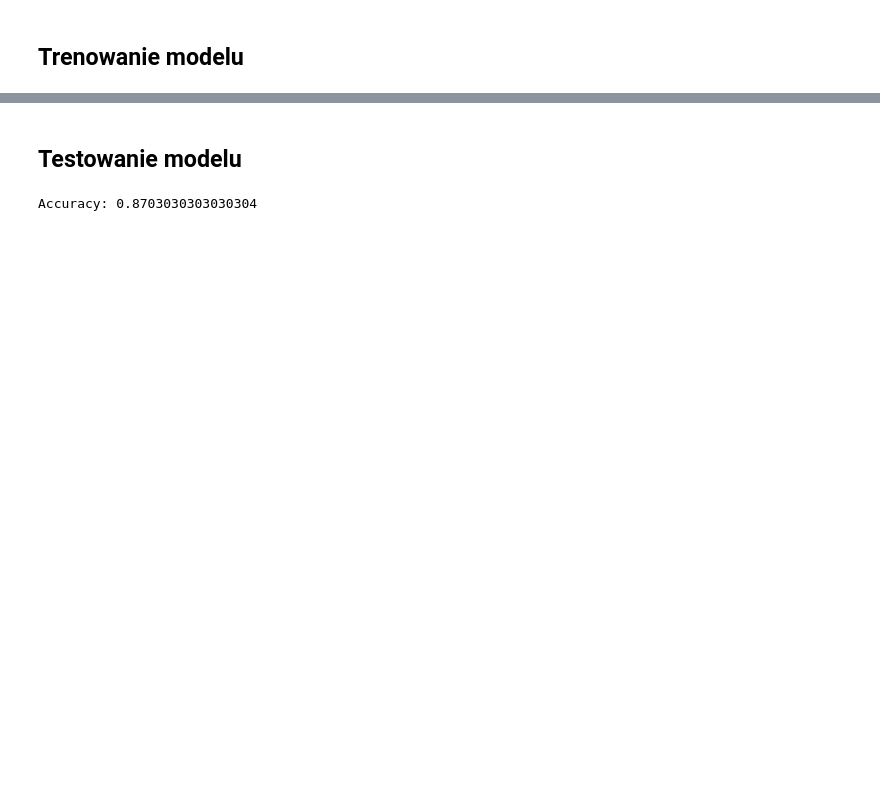
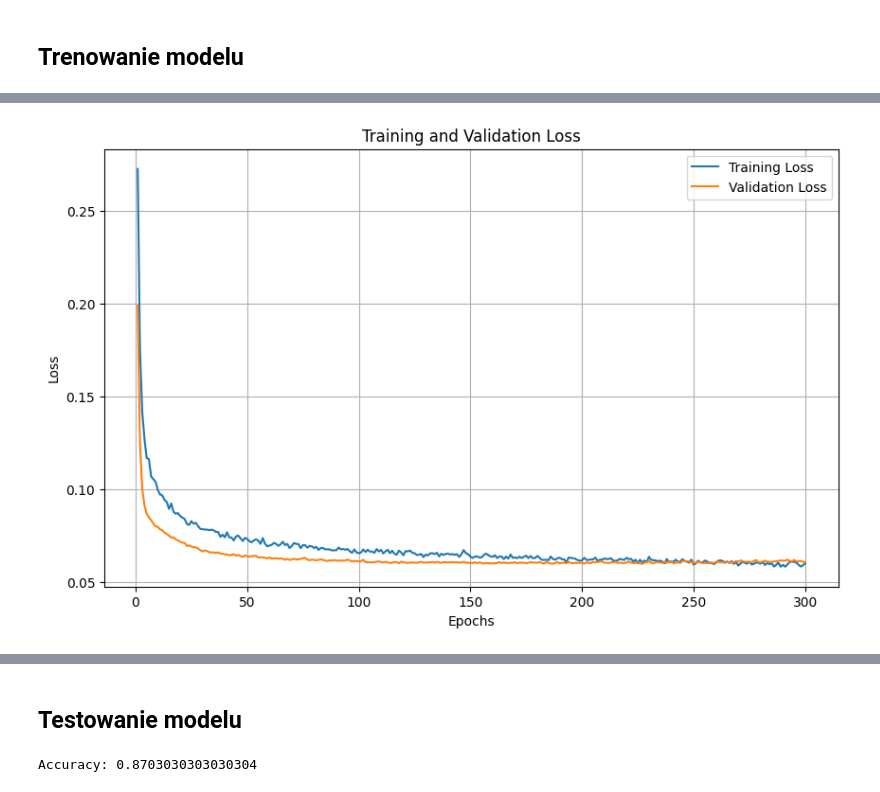
Before and after one commit to kam45x/SSNE_25L, a Jupyter notebook: house_price.ipynb, the cells around one changed output, grey strips where cells are left out. Cells and saved outputs as stored; diff of their text form; code cells hidden in the pictures; blank space fills up the shorter version.

```diff
--- a/house_price.ipynb
+++ b/house_price.ipynb
@@ -18,3 +18,7 @@ min         0.000000
 75%        16.000000
 max        27.000000
 Name: N_elevators, dtype: float64
+# %%
+categorical_columns = ["SubwayStation"]
+categorical_values = pd.get_dummies(house_data[categorical_columns])
+categorical_values.head()
@@ -21,5 +32,5 @@ Name: N_elevators, dtype: float64
 # %%
-house_data = house_data.drop(columns=[])
+house_data.drop(columns=categorical_columns, inplace=True)
 house_data.HeatingType = (house_data.HeatingType == "individual_heating").astype(int)
 house_data.AptManageType = (house_data.AptManageType == "management_in_trust").astype(int)
 
@@ -30,6 +41,8 @@ house_data = pd.get_dummies(house_data, columns=categorical_columns)
 house_data['SalePrice'] = pd.cut(house_data['SalePrice'], bins=[0, 100000, 350000, 1000000], labels=[0, 1, 2])
 house_data = pd.get_dummies(house_data, columns=['SalePrice'])
 
+
+
 # -> int
 house_data = house_data.astype(int)
 
@@ -149,7 +200,7 @@ class HouseNet(nn.Module):
 # %%
 # Prepare model
-device = torch.device("cpu")
-model = HouseNet()
+device = torch.device("cuda")
+model = HouseNet(input_dim=train_x.shape[1], cat_dim=categorical_data.shape[1])
 model.to(device)
 # %% [output]
 HouseNet(
@@ -163,9 +225,9 @@ HouseNet(
 )
 # %%
-optimizer = torch.optim.Adam(model.parameters(), lr=0.001)
+optimizer = torch.optim.Adam(model.parameters(), lr=0.0003)
 loss_module = nn.MSELoss()
 
-train_data_loader = data.DataLoader(train_dataset, batch_size=128, shuffle=True)
+train_data_loader = torch.utils.data.DataLoader(train_dataset, batch_size=128, shuffle=True)
 test_data_loader = data.DataLoader(
     test_dataset, batch_size=len(test_dataset), shuffle=True, drop_last=False
 )
@@ -221,0 +236,79 @@ Epoch: 200, loss: 0.0378
+# %%
+import matplotlib.pyplot as plt
+from tqdm.notebook import tqdm
+
+
+train_losses = []
+val_losses = []
+
+for epoch in tqdm(range(300)):
+    model.train()
+    total_loss = 0
+    batches = 0
+
+    for x, cat_x, labels in train_data_loader:
+        x = x.to(device)
+        cat_x = cat_x.to(device)
+        labels = labels.to(device)
+
+        optimizer.zero_grad()
+
+        out = model(x, cat_x)
+
+        loss = loss_module(out, labels)
+
+        loss.backward()
+        optimizer.step()
+
+        total_loss += loss.item()
+        batches += 1
+
+    avg_loss = total_loss / batches
+    train_losses.append(avg_loss)
+
+    model.eval()
+    val_loss = 0
+    val_batches = 0
+
+    with torch.no_grad():
+        for x, cat_x, labels in test_data_loader:
+            x = x.to(device)
+            cat_x = cat_x.to(device)
+            labels = labels.to(device)
+
+            out = model(x, cat_x)
+            loss = loss_module(out, labels)
+
+            val_loss += loss.item()
+            val_batches += 1
+
+    avg_val_loss = val_loss / val_batches
+    val_losses.append(avg_val_loss)
+
+    if (epoch + 1) % 10 == 0:
+        tqdm.write(f"Epoch: {epoch+1}, train loss: {avg_loss:.4f}, val loss: {avg_val_loss:.4f}")
+
+
+# Wizualizacja strat
+plt.figure(figsize=(10, 6))
+plt.plot(range(1, len(train_losses) + 1), train_losses, label='Training Loss')
+plt.plot(range(1, len(val_losses) + 1), val_losses, label='Validation Loss')
+plt.xlabel('Epochs')
+plt.ylabel('Loss')
+plt.title('Training and Validation Loss')
+plt.legend()
+plt.grid(True)
+plt.show()
+
+# Dodatkowa wizualizacja - zbliżenie na końcowe epoki
+plt.figure(figsize=(10, 6))
+cut_point = min(50, len(train_losses))
+plt.plot(range(len(train_losses) - cut_point + 1, len(train_losses) + 1), train_losses[-cut_point:], label='Training Loss')
+plt.plot(range(len(val_losses) - cut_point + 1, len(val_losses) + 1), val_losses[-cut_point:], label='Validation Loss')
+plt.xlabel('Epochs')
+plt.ylabel('Loss')
+plt.title('Training and Validation Loss (Last 50 Epochs)')
+plt.legend()
+plt.grid(True)
+plt.show()
+# %% [output]
@@ -221,0 +332 @@ Epoch: 200, loss: 0.0378
+[figure, added]
```
Also changed, not shown: parts of 11 cells of this notebook.
